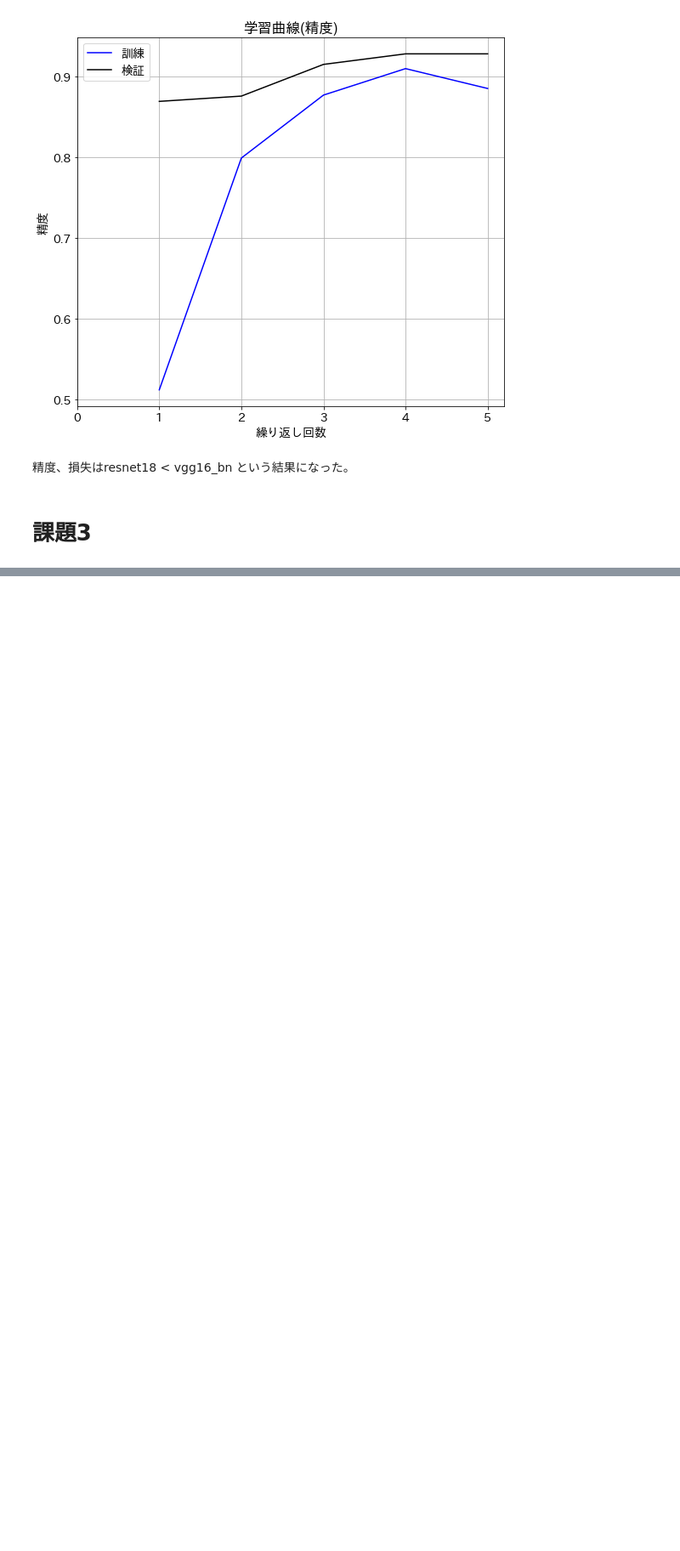
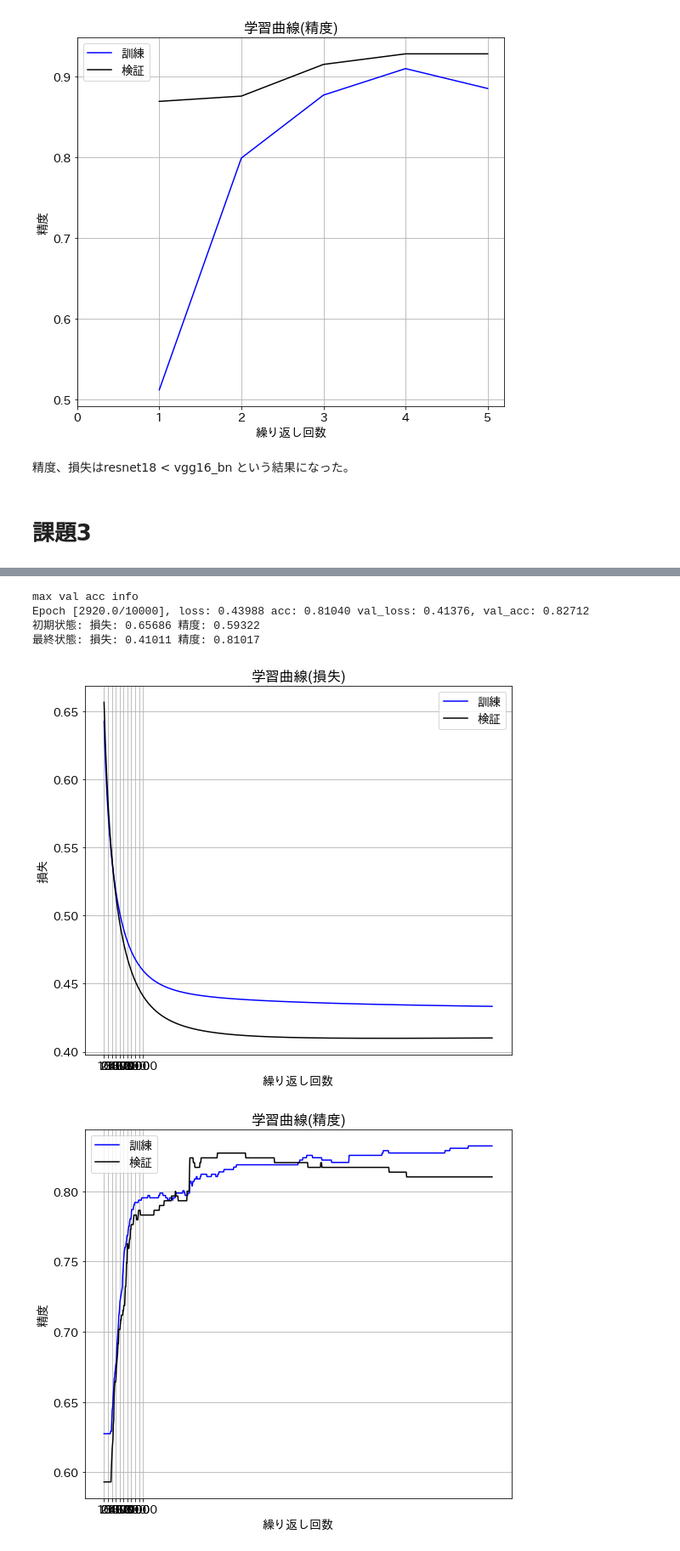
Before and after one commit to chanzone-khm/pytorch_study, a Jupyter notebook: Pytorch勉強会_前期課題.ipynb, the cells around one changed output, grey strips where cells are left out. Shown at 85% size. Cells and saved outputs as stored; diff of their text form; code cells hidden in the pictures; blank space fills up the shorter version.

```diff
--- a/Pytorch勉強会_前期課題.ipynb
+++ b/Pytorch勉強会_前期課題.ipynb
@@ -929,7 +929,6 @@ class Net(nn.Module):
     def __init__(self, n_input, n_output):
         super().__init__()
         self.l1 = nn.Linear(n_input, n_output)
-        self.sigmoid = nn.Sigmoid()
 
         # self.l1.weight.data.fill_(1.0)
         # self.l1.bias.data.fill_(1.0)
@@ -937,6 +936,5 @@ class Net(nn.Module):
     # 予測関数の定義
     def forward(self, x):
         x1 = self.l1(x)
-        x2 = self.sigmoid(x1)
-        return x2
+        return x1
 # %%
@@ -1039,0 +1044,21 @@ Epoch [9990/10000], loss: 0.64453 acc: 0.79698 val_loss: 0.63487, val_acc: 0.783
+# %%
+# val_accが最大の箇所を抽出
+max_index = history[:, 4].argmax()
+epoch_ = history[max_index, 0]
+train_loss_ = history[max_index, 1]
+train_acc_ = history[max_index, 2]
+val_loss_ = history[max_index, 3]
+val_acc_ = history[max_index, 4]
+
+print('max val acc info')
+print (f'Epoch [{epoch_}/{num_epochs}], loss: {train_loss_:.5f} acc: {train_acc_:.5f} val_loss: {val_loss_:.5f}, val_acc: {val_acc_:.5f}')
+
+
+evaluate_history(history)
+# %% [output]
+max val acc info
+Epoch [2920.0/10000], loss: 0.43988 acc: 0.81040 val_loss: 0.41376, val_acc: 0.82712
+初期状態: 損失: 0.65686 精度: 0.59322
+最終状態: 損失: 0.41011 精度: 0.81017
+[figure, added]
+[figure, added]
```
Also changed, not shown: parts of 18 cells of this notebook.
